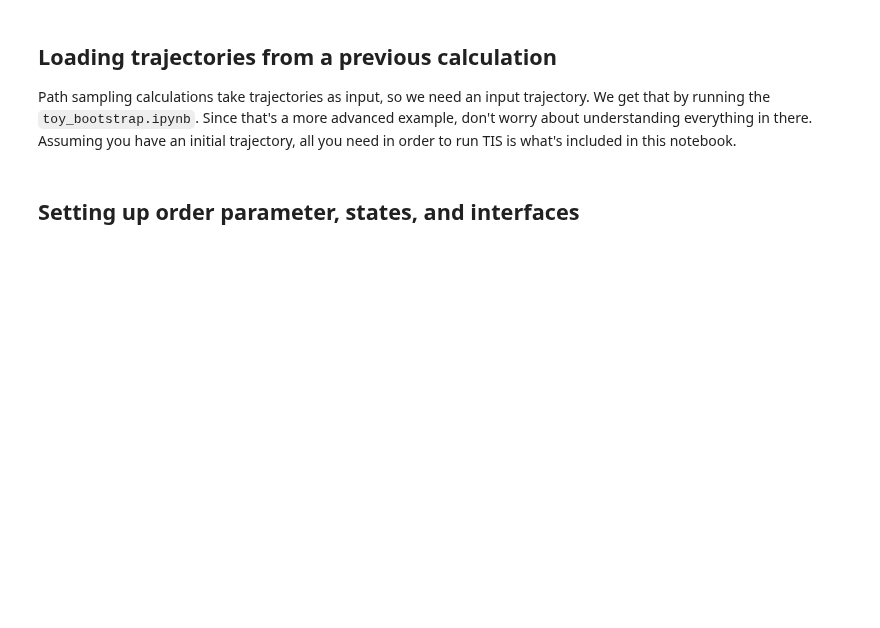
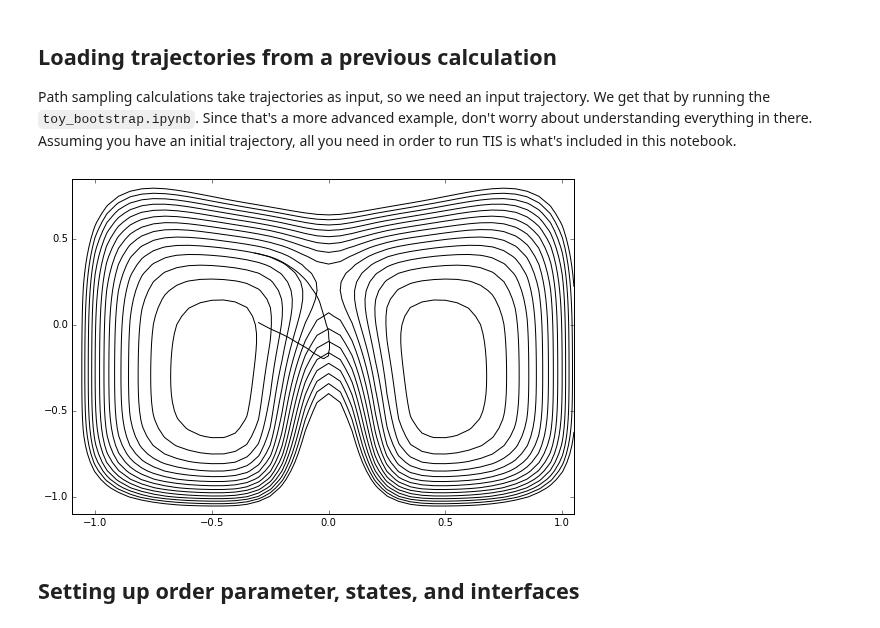
Before and after one commit to openpathsampling/openpathsampling, a Jupyter notebook: examples/ipython/toy_tis.ipynb, the cells around one changed output. Saved outputs shown, nothing was run; the diff lists cells and outputs as text; code cells hidden in the pictures; blank space fills up the shorter version.

```diff
--- a/examples/ipython/toy_tis.ipynb
+++ b/examples/ipython/toy_tis.ipynb
@@ -61,6 +66,10 @@ store_bootstrap = paths.storage.Storage('toy_bootstrap.nc', mode='r')
 final_sampleset = store_bootstrap.samplesets.last()
 final_sample = final_sampleset.samples[-1]
 traj = final_sample.trajectory
+# %%
+plot.plot([traj])
+# %% [output]
+[figure, added]
 # %% [markdown]
 ## Setting up order parameter, states, and interfaces
 # %% [markdown]
```
Also changed, not shown: parts of 4 cells of this notebook, 5 other files.
